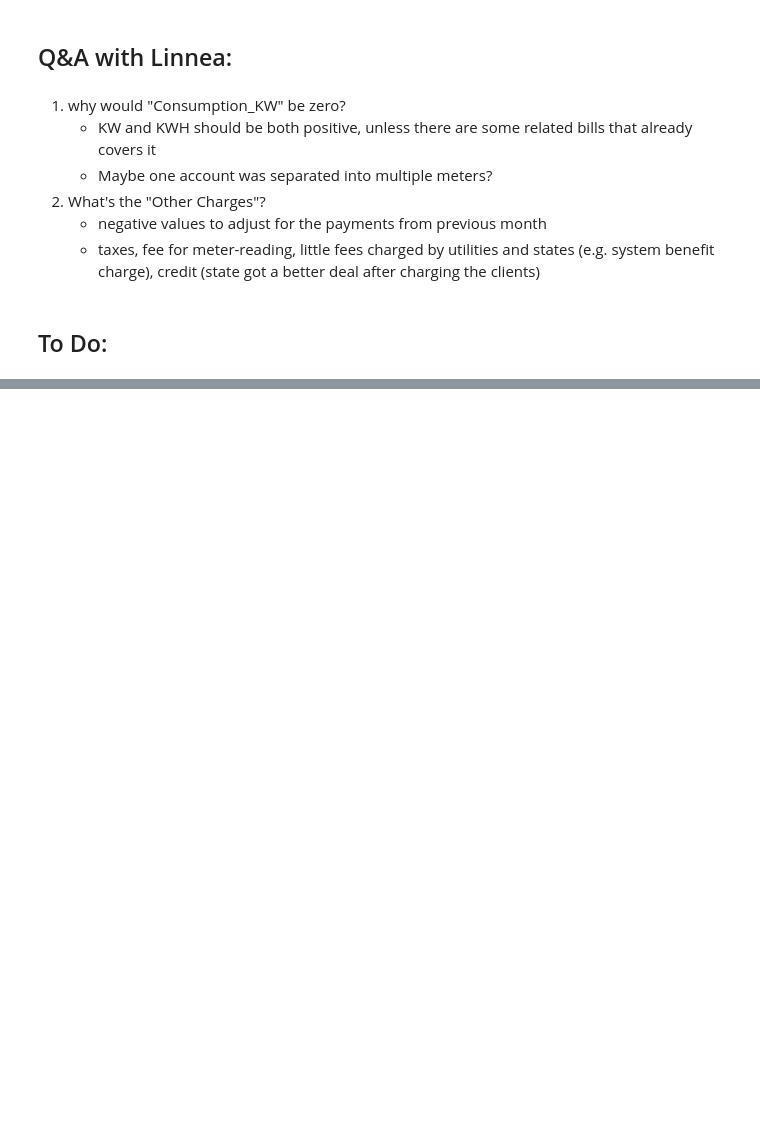
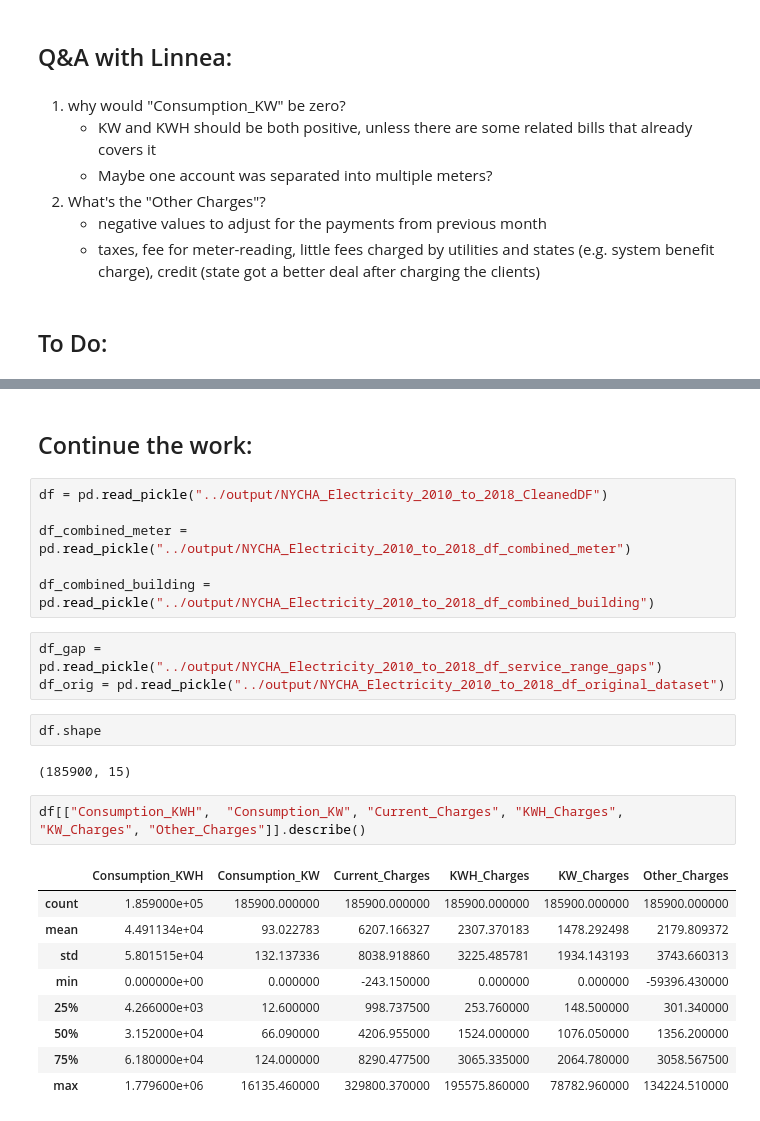
Before and after one commit to jasonfeiwang/Anomaly-Detectors, a Jupyter notebook: src/EDA-NYCHA-Electricity.ipynb, the cells around one changed output, grey strips where cells are left out. Cells and saved outputs as stored; diff of their text form; blank space fills up the shorter version.

```diff
--- a/src/EDA-NYCHA-Electricity.ipynb
+++ b/src/EDA-NYCHA-Electricity.ipynb
@@ -714,0 +847,27 @@ df_gap[mask]['Building_Meter'].agg('nunique')/df_gap['Building_Meter'].agg('nuni
+# %% [markdown]
+## Continue the work:
+# %%
+df = pd.read_pickle("../output/NYCHA_Electricity_2010_to_2018_CleanedDF")
+
+df_combined_meter = pd.read_pickle("../output/NYCHA_Electricity_2010_to_2018_df_combined_meter")
+
+df_combined_building = pd.read_pickle("../output/NYCHA_Electricity_2010_to_2018_df_combined_building")
+# %%
+df_gap = pd.read_pickle("../output/NYCHA_Electricity_2010_to_2018_df_service_range_gaps")
+df_orig = pd.read_pickle("../output/NYCHA_Electricity_2010_to_2018_df_original_dataset")
+# %%
+df.shape
+# %% [output]
+(185900, 15)
+# %%
+df[["Consumption_KWH",  "Consumption_KW", "Current_Charges", "KWH_Charges", "KW_Charges", "Other_Charges"]].describe()
+# %% [output]
+|  | Consumption_KWH | Consumption_KW | Current_Charges | KWH_Charges | KW_Charges | Other_Charges |
+| count | 1.859000e+05 | 185900.000000 | 185900.000000 | 185900.000000 | 185900.000000 | 185900.000000 |
+| mean | 4.491134e+04 | 93.022783 | 6207.166327 | 2307.370183 | 1478.292498 | 2179.809372 |
+| std | 5.801515e+04 | 132.137336 | 8038.918860 | 3225.485781 | 1934.143193 | 3743.660313 |
+| min | 0.000000e+00 | 0.000000 | -243.150000 | 0.000000 | 0.000000 | -59396.430000 |
+| 25% | 4.266000e+03 | 12.600000 | 998.737500 | 253.760000 | 148.500000 | 301.340000 |
+| 50% | 3.152000e+04 | 66.090000 | 4206.955000 | 1524.000000 | 1076.050000 | 1356.200000 |
+| 75% | 6.180000e+04 | 124.000000 | 8290.477500 | 3065.335000 | 2064.780000 | 3058.567500 |
+| max | 1.779600e+06 | 16135.460000 | 329800.370000 | 195575.860000 | 78782.960000 | 134224.510000 |
```
Also changed, not shown: parts of 89 cells of this notebook, 9 other files.
